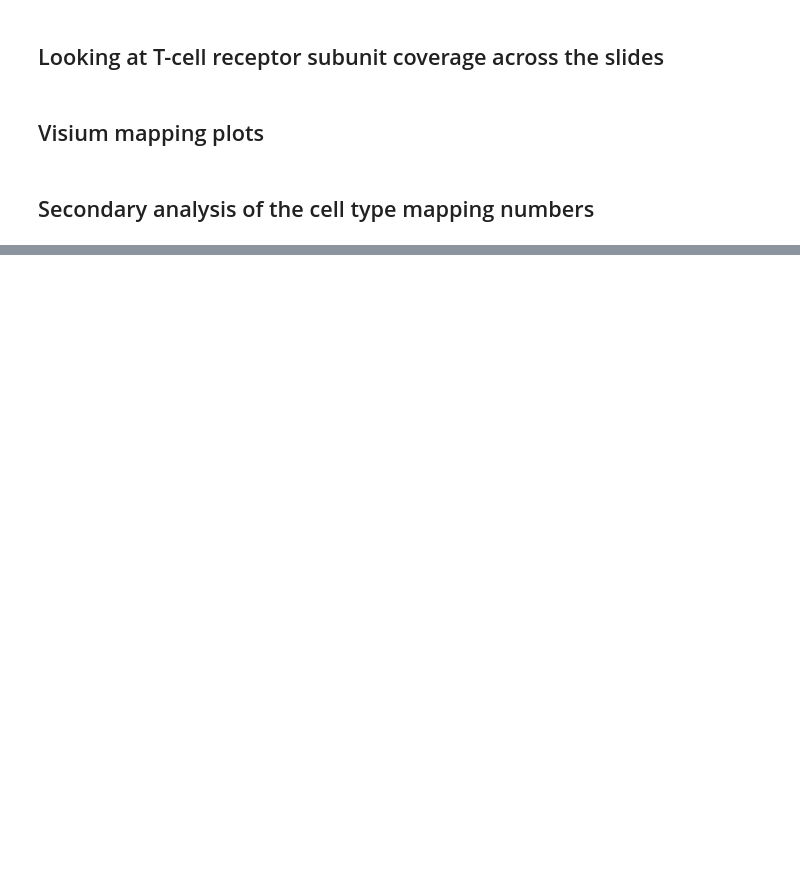
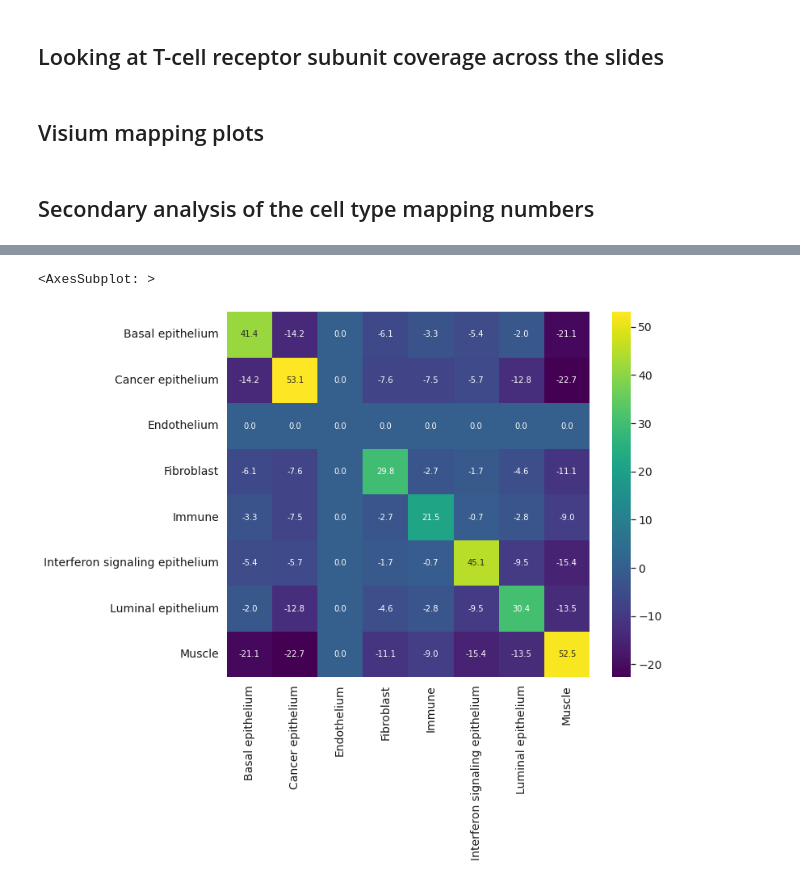
Before and after one commit to akiviaho/spatial, a Jupyter notebook: notebooks/spatial-post-c2l-mapping.ipynb, the cells around one changed output, grey strips where cells are left out. Saved outputs shown, nothing was run; the diff lists cells and outputs as text; code cells hidden in the pictures; blank space fills up the shorter version.

```diff
--- a/notebooks/spatial-post-c2l-mapping.ipynb
+++ b/notebooks/spatial-post-c2l-mapping.ipynb
@@ -695,0 +357,8 @@ for k in modified_clusters.keys():
+# %%
+
+nmf_obs_weights = pd.DataFrame(nmf_cell_weights_dict[8],columns=list(tissue_region_names.values()),index=cell_mapping_dat.obs_names)
+nmf_obs_annot = nmf_obs_weights.idxmax(axis=1)
+
+obs_data.index = cell_mapping_dat.obs_names
+obs_data['nmf_weight_based_regions'] = nmf_obs_annot
+nmf_obs_annot.value_counts()
@@ -695,0 +433,41 @@ for k in modified_clusters.keys():
+# %%
+#
+top_proportion = []
+cluster_to_region_dict = {}
+for cl in obs_data['joint_leiden_clusters'].unique():
+    val_counts = obs_data[obs_data['joint_leiden_clusters'] == cl]['nmf_weight_based_regions'].value_counts()
+    top_proportion.append(val_counts[0]/val_counts.sum())
+    cluster_to_region_dict[cl] = val_counts.index[0]
+
+obs_data['clusters_as_regions'] = obs_data['joint_leiden_clusters'].map(cluster_to_region_dict)
+# %%
+summary_mat = np.zeros((len(sorted_region_names),len(sorted_region_names)))
+for sample in samples:
+    slide = adata_slides[sample].copy()
+
+    slide.obs['clusters_as_regions'] = obs_data.loc[slide.obs_names]['clusters_as_regions'].astype('category')
+
+    try:
+        sq.gr.nhood_enrichment(slide, cluster_key='clusters_as_regions',show_progress_bar=False)
+
+        mat = slide.uns['clusters_as_regions_nhood_enrichment']['zscore'].copy()
+        mat = np.nan_to_num(mat)
+
+
+        missing = [c for c in sorted_region_names if c not in list(slide.obs['clusters_as_regions'].cat.categories)]
+
+        for missing_type in missing:
+
+            insert_idx = list(sorted_region_names).index(missing_type)
+            mat = np.insert(mat, insert_idx, np.repeat(0,mat.shape[1]),axis = 0)
+            mat = np.insert(mat, insert_idx, np.repeat(0,mat.shape[0]),axis = 1)
+
+        summary_mat += mat
+    except:
+        continue
+fig,ax = plt.subplots(figsize=(10,8))
+df = pd.DataFrame(summary_mat,index=sorted_region_names,columns=sorted_region_names)/len(samples)
+sns.heatmap(df,cmap='viridis',ax=ax,annot=True,fmt='.1f')
+# %% [output]
+<AxesSubplot: >
+[figure, added]
```
Also changed, not shown: parts of 65 cells of this notebook.
